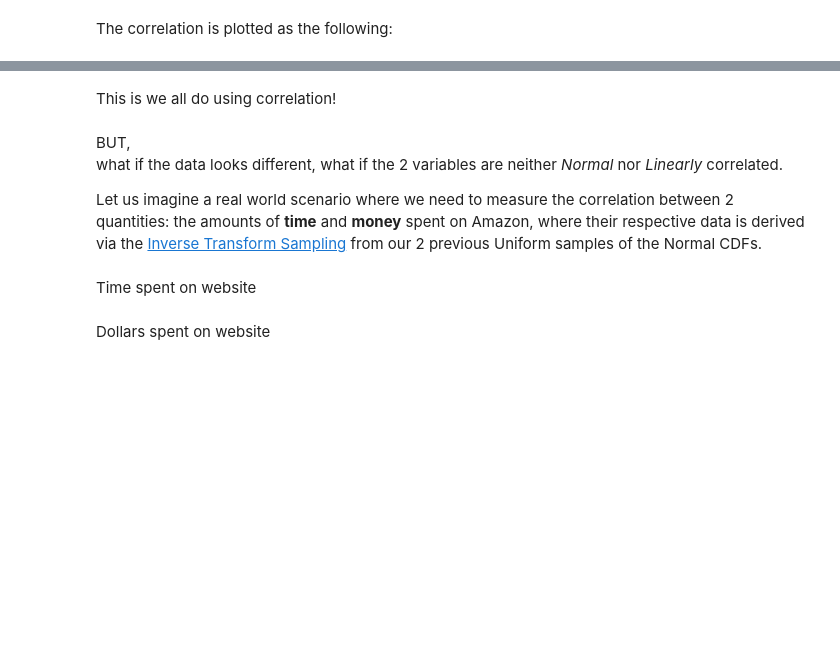
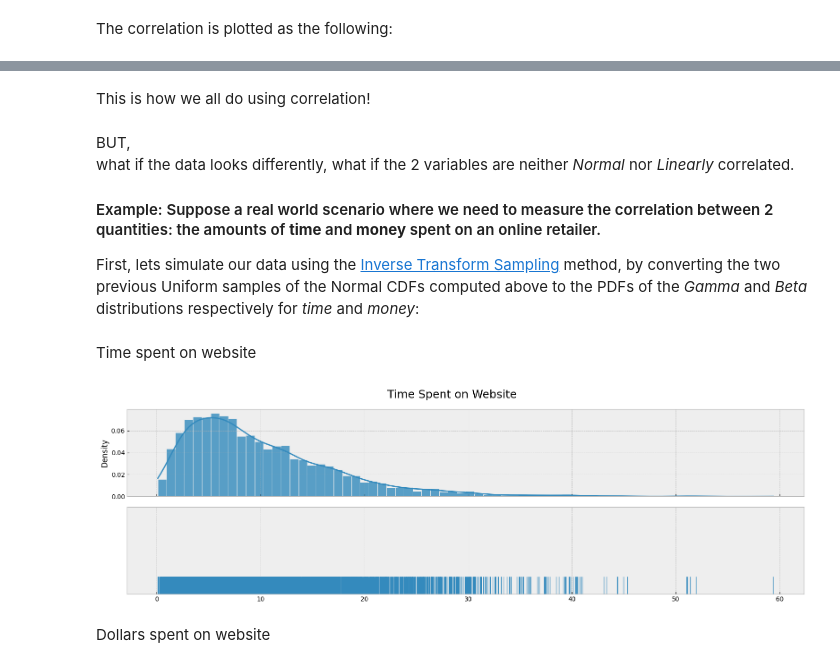
Before and after one commit to stevenpham1996/Pairs-Trading--Statistical-Arbitrage, a Jupyter notebook: copulas_pairs/copulas_pairs.ipynb, the cells around one changed output, grey strips where cells are left out. Cells and saved outputs as stored; diff of their text form; code cells hidden in the pictures; blank space fills up the shorter version.

```diff
--- a/copulas_pairs/copulas_pairs.ipynb
+++ b/copulas_pairs/copulas_pairs.ipynb
@@ -44,17 +58,16 @@ fig.show()
 # %% [markdown]
-This is we all do using correlation!
+This is how we all do using correlation!
 # %% [markdown]
 BUT,
- what if the data looks different, what if the 2 variables are neither *Normal* nor *Linearly* correlated.
+ what if the data looks differently, what if the 2 variables are neither *Normal* nor *Linearly* correlated.
 
-Let us imagine a real world scenario where we need to measure the correlation between 2 quantities: the amounts of **time** and **money** spent on Amazon, where their respective data is derived via the [Inverse Transform Sampling](https://en.wikipedia.org/wiki/Inverse_transform_sampling) from our 2 previous Uniform samples of the Normal CDFs.
+#### Example: Suppose a real world scenario where we need to measure the correlation between 2 quantities: the amounts of **time** and **money** spent on an online retailer.
+First, lets simulate our data using the [Inverse Transform Sampling](https://en.wikipedia.org/wiki/Inverse_transform_sampling) method, by converting the two previous Uniform samples of the Normal CDFs computed above to the PDFs of the *Gamma* and *Beta* distributions respectively for *time* and *money*:
 # %%
 # generate time and money data as Gamma and Beta distributions respectively
 # using the inverse sampling method (.ppf() functions)
 # from the previous Normal CDFs
-website_time = pd.DataFrame(gamma.ppf(unif_1, a=2, scale=5))
-website_spend =  pd.DataFrame(beta.ppf(unif_2,a=0.5, b=0.5, loc=5, scale=100))
-join_time_spend = pd.concat([website_time, website_spend], axis=1)
-join_time_spend.columns = ['Time', 'Cash']
+website_time = stats.gamma.ppf(unif_1, a=2, scale=5)
+website_money = stats.beta.ppf(unif_2, a=0.5, b=0.5, loc=5, scale=100)
 # %% [markdown]
 Time spent on website
@@ -65,2 +74,16 @@ gamma_dist.show()
+# %%
+fig, axes = plt.subplots(nrows=2, figsize=(16, 5), sharex=True)
+
+ax = axes[0]
+sns.histplot(x=website_time, kde=True, stat="density", bins=70, ax=ax, color=(0.20, 0.54, 0.74), alpha=0.8)
+
+ax = axes[1]
+sns.rugplot(x=website_time, ax=ax, height=0.2)
+ax.set_yticks([])
+
+plt.suptitle("Time Spent on Website", fontsize=18)
+plt.tight_layout()
+# %% [output]
+[figure, added]
 # %% [markdown]
 Dollars spent on website
```
Also changed, not shown: parts of 30 cells of this notebook, 2 other files.
